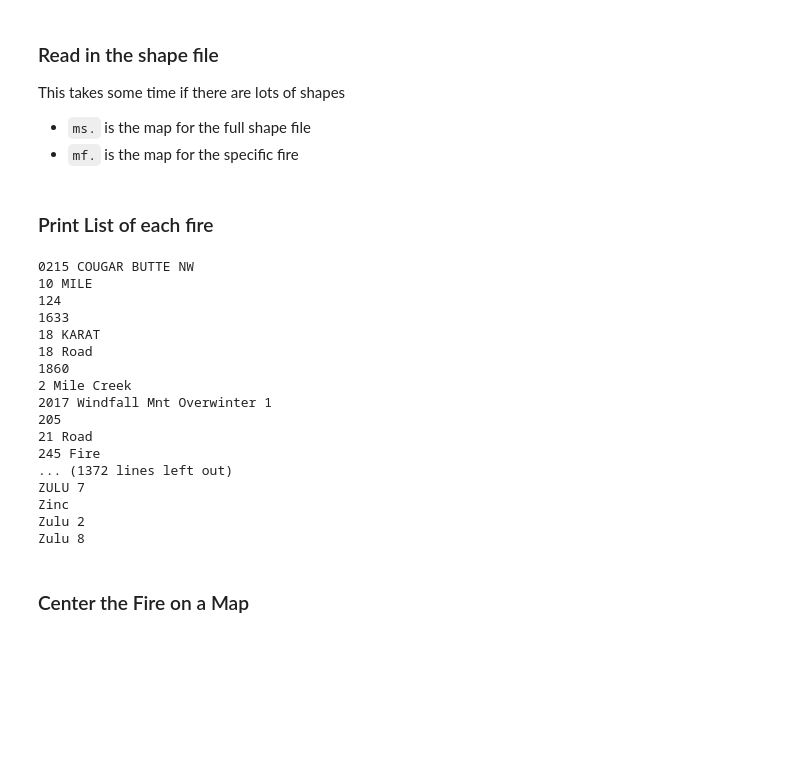
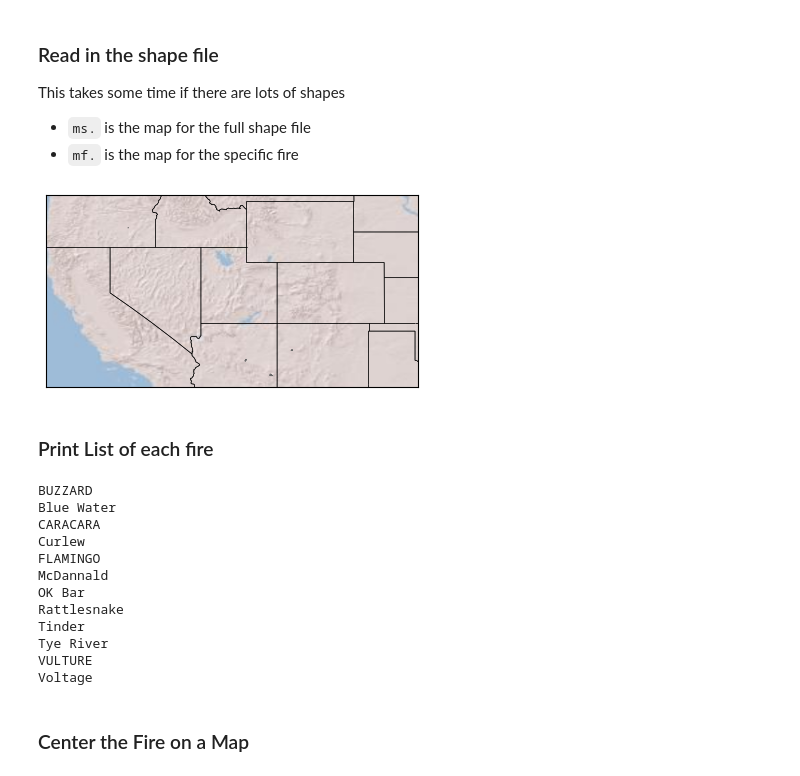
Before and after one commit to blaylockbk/pyBKB_v2, a Jupyter notebook: Fires_HRRR/fires_of_interest.ipynb, the cells around one changed output. Drawn from its saved outputs; the diff is of its cells as text; code cells hidden in the pictures; blank space fills up the shorter version.

```diff
--- a/Fires_HRRR/fires_of_interest.ipynb
+++ b/Fires_HRRR/fires_of_interest.ipynb
@@ -82,19 +86,22 @@ This takes some time if there are lots of shapes
 # %%
 # Need a map object to read in shapefile.
 # As long as you stay in the default projection, this should work.
 # Note: ArcGIS base image wont work in lcc projection.
 
 # Yearly Fire
-shapefile = '/uufs/chpc.utah.edu/common/home/u0553130/oper/HRRR_fires/fire_shapefiles/perimeters_dd83'
+#shapefile = '/uufs/chpc.utah.edu/common/home/u0553130/oper/HRRR_fires/fire_shapefiles/perimeters_dd83'
 
 # Daily Fire
-#shapefile = '/uufs/chpc.utah.edu/common/home/u0553130/oper/HRRR_fires/fire_shapefiles/active_perimeters_dd83'
+shapefile = '/uufs/chpc.utah.edu/common/home/u0553130/oper/HRRR_fires/fire_shapefiles/active_perimeters_dd83'
 
-ms = Basemap()
-per = ms.readshapefile(shapefile, 'perim',
+m.arcgisimage(service='World_Shaded_Relief', dpi=1000)
+m.drawstates()
+per = m.readshapefile(shapefile, 'perim',
                       linewidth=.5,
                       color='dimgrey',
-                      drawbounds=False)
+                      drawbounds=True)
+# %% [output]
+[figure, added]
 # %%
 #ms.perim_info
 # %% [markdown]
@@ -107,23 +114,18 @@ a = np.unique(fires)
 for i in a:
     print i
 # %% [output]
-0215 COUGAR BUTTE NW
-10 MILE
-124
-1633
-18 KARAT
-18 Road
-1860
-2 Mile Creek
-2017 Windfall Mnt Overwinter 1
-205
-21 Road
-245 Fire
-... (1372 lines left out)
-ZULU 7
-Zinc
-Zulu 2
-Zulu 8
+BUZZARD
+Blue Water
+CARACARA
+Curlew
+FLAMINGO
+McDannald
+OK Bar
+Rattlesnake
+Tinder
+Tye River
+VULTURE
+Voltage
 # %% [markdown]
 ### Center the Fire on a Map
 # %%
```
Also changed, not shown: parts of 2 cells of this notebook, 3 other files.
